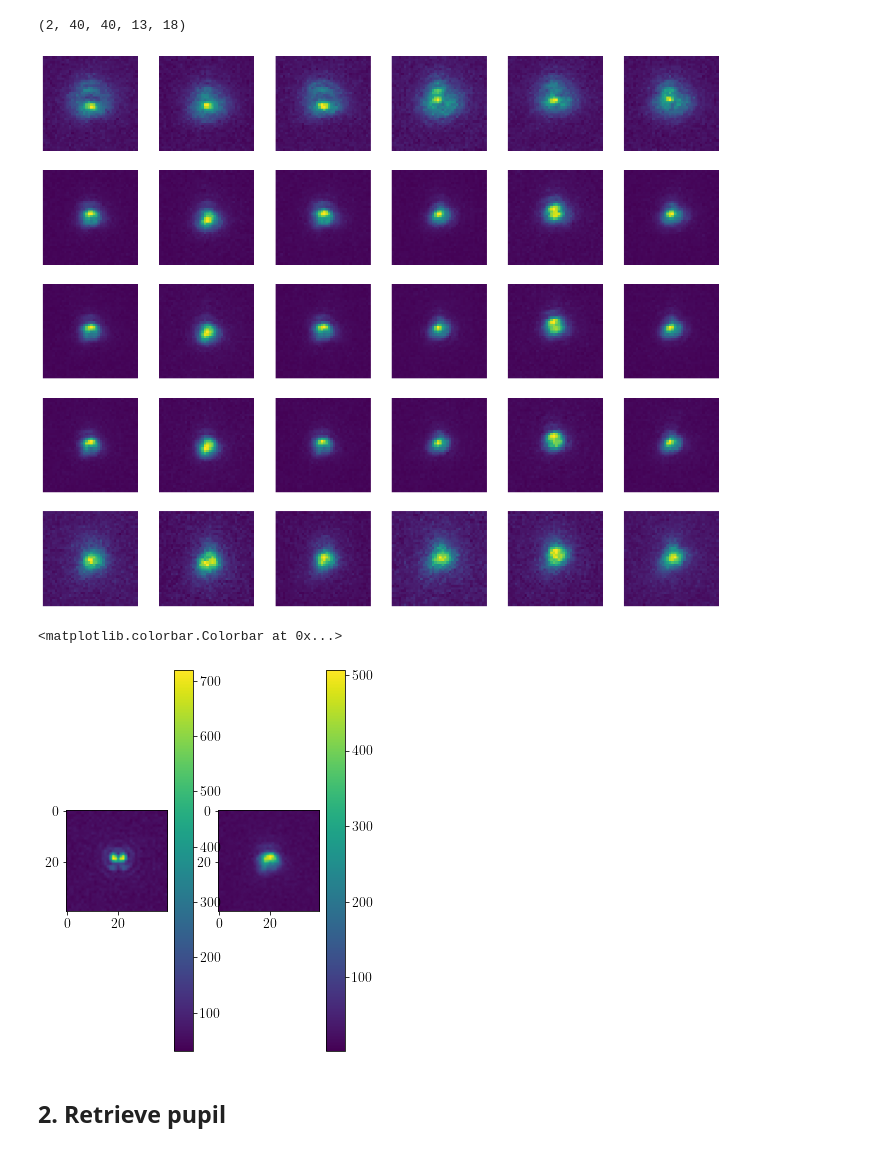
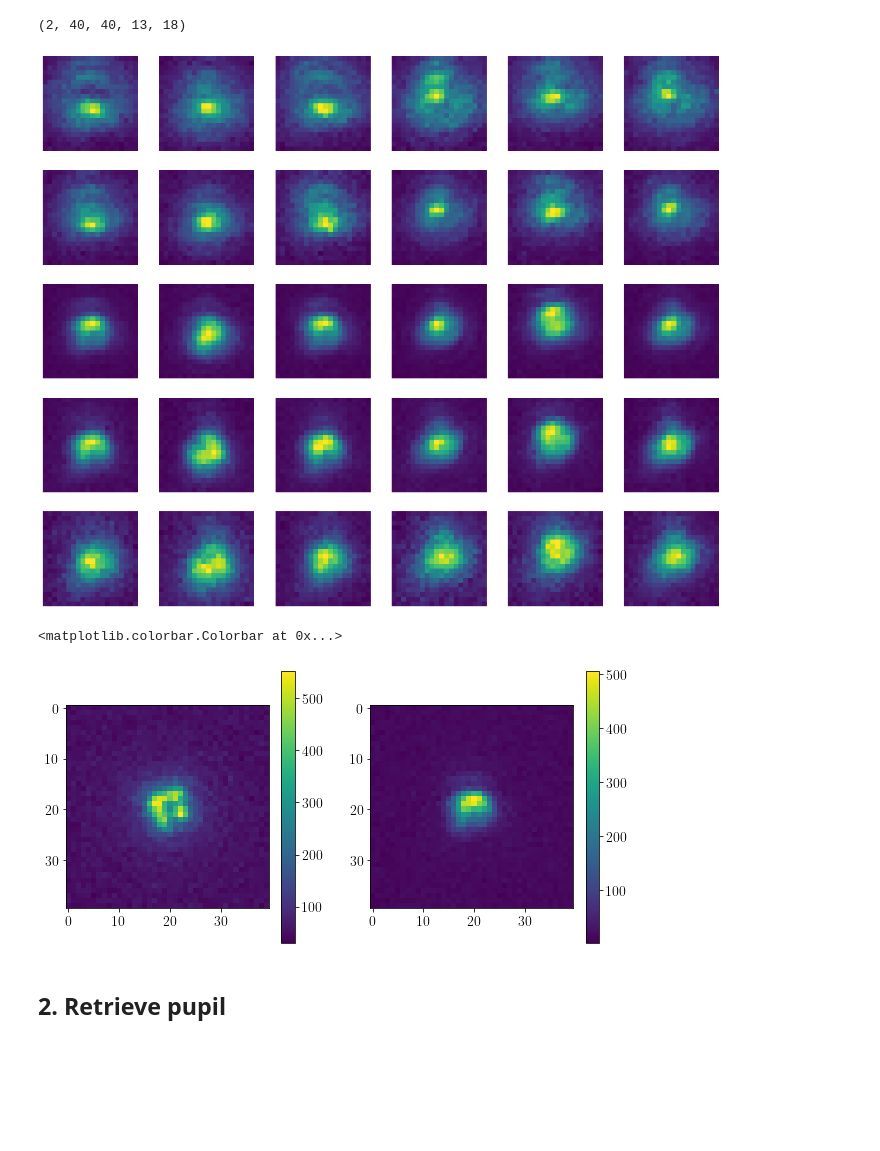
Before and after one commit to rodguti90/pyPSFstack, a Jupyter notebook: retrieval_exp_stack.ipynb, the cells around one changed output. Saved outputs shown, nothing was run; the diff lists cells and outputs as text; code cells hidden in the pictures; blank space fills up the shorter version.

```diff
--- a/retrieval_exp_stack.ipynb
+++ b/retrieval_exp_stack.ipynb
@@ -72,7 +72,7 @@ magnification = 100
 ni = 1.33
 nf = 1.518
 cam_pixel_size = 6500
-radius = 20
+radius = 100
 wavelength = 525
 # Define positions of defocus
 zi = -600; z_step = 100
@@ -129,7 +133,7 @@ pol_seo = pdivs.PDiversity_Compound([pdivs.PDiversity_QWP([np.pi/4]), wollaston]
 psfs = PSFStack([src, seo], zdiversity=zdiv, pdiversity=pdiv)
 psfs.compute_psf_stack(orientation=[0,0,0], N_trim=40)
 # %%
-mod_stack = psfs.model_experimental_stack(bckgd_photons=30,N_photons=20000,noise=True)
+mod_stack = psfs.model_experimental_stack(bckgd_photons=50,N_photons=40000,noise=True)
 zdiv_mid_ind = 6
 bead_n = 0
 delz=1
@@ -156,11 +160,11 @@ mat_data['beads_rodrigo'].shape
 # %%
 zdiv_mid_ind = 6
 bead_n = 0
-delz=1
+delz=4
 plist=[0,1,2,9,10,11]
 fig, axs = plt.subplots(5,len(plist),figsize=(3*len(plist),3*5))
 exp_stack = 0.24*(mat_data['beads_rodrigo'][bead_n]-100)
-exp_stack = exp_stack
+exp_stack = exp_stack[10:-10,10:-10,...]
 for ind,pind in enumerate(plist):
     axs[0,ind].imshow(exp_stack[...,0,pind])
     axs[1,ind].imshow(exp_stack[...,zdiv_mid_ind-delz,pind])
@@ -170,16 +174,16 @@ for ind,pind in enumerate(plist):
 for ax in axs.ravel():
     ax.set_axis_off()
 # %% [output]
-[figure, old version]
+[figure, new version]
 # %%
 zin=8; pin=8
-fig, axs = plt.subplots(1,2,figsize=(5,2*5))
+fig, axs = plt.subplots(1,2,figsize=(2*5,5))
 im0 = axs[0].imshow(mod_stack[...,zin,pin])
 fig.colorbar(im0, ax=axs[0])
 im1 = axs[1].imshow(exp_stack[...,zin,pin])
 fig.colorbar(im1, ax=axs[1])
 # %% [output]
 <matplotlib.colorbar.Colorbar at 0x...>
-[figure, old version]
+[figure, new version]
 # %% [markdown]
 ## 2. Retrieve pupil
```
Also changed, not shown: parts of 13 cells of this notebook, 2 other files.
